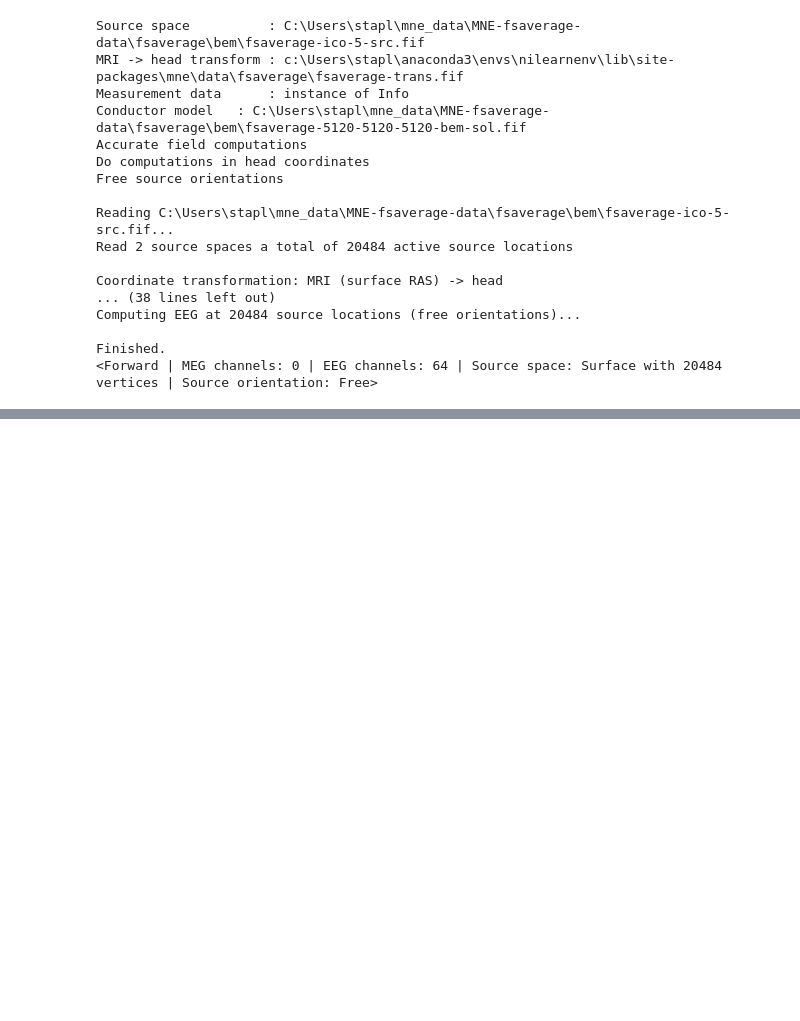
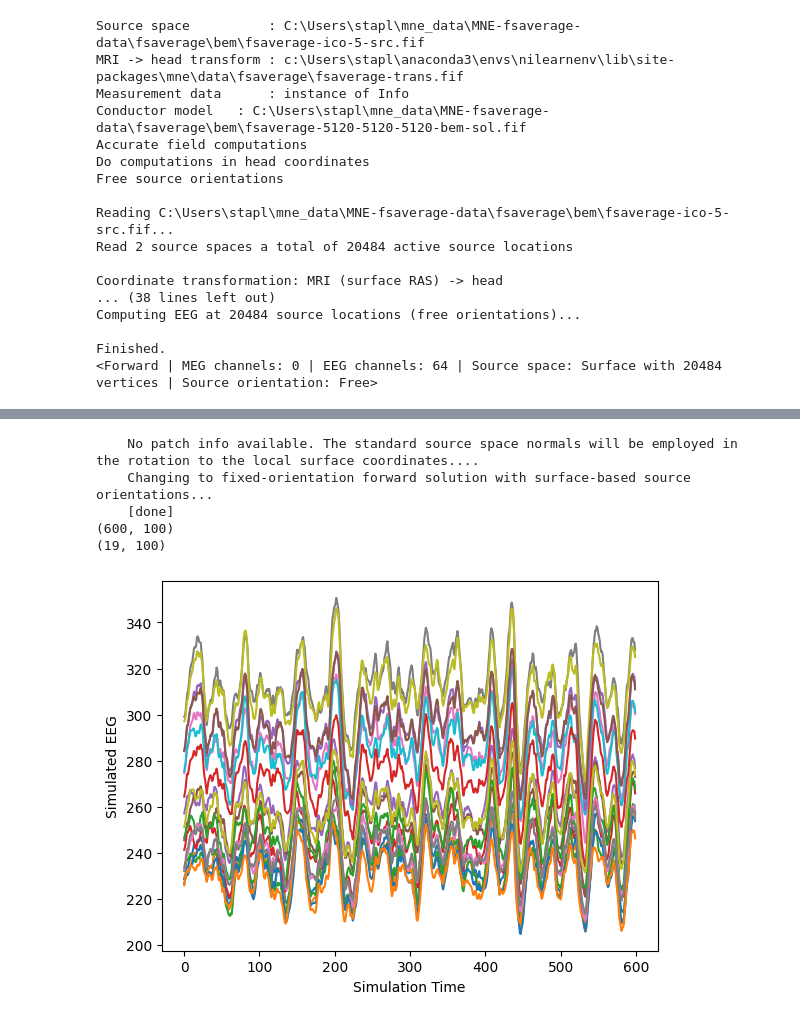
Before and after one commit to emias12/FinalYearProject, a Jupyter notebook: leadfield_generic.ipynb, the cells around one changed output, grey strips where cells are left out. Cells and saved outputs as stored; diff of their text form; code cells hidden in the pictures; blank space fills up the shorter version.

```diff
--- a/leadfield_generic.ipynb
+++ b/leadfield_generic.ipynb
@@ -84,0 +201,11 @@ Finished.
+# %%
+# Create the forward sol_eegution ##################
+fwd = mne.make_forward_sol_eegution(
+    info=new_info,
+    trans=trans,
+    src=source_space,
+    bem=bem,
+    eeg=True,
+    n_jobs=None,
+    verbose=True,
+)
@@ -84,0 +231,43 @@ Finished.
+# %%
+fwd_fixed = mne.convert_forward_sol_eegution(fwd, force_fixed=True)
+
+# data contains The forward sol_eegution data.
+# The shape will be (n_channels, nsource) for a fixed-orientation forward and (n_channels, nsource * 3) for a free-orientation forward.
+# SO must first convert to fixed orientation
+
+leadfield_fixed = fwd_fixed["sol_eeg"]["data"]
+
+leadfield_normalised = (leadfield_fixed - np.min(leadfield_fixed)) / (np.max(leadfield_fixed) - np.min(leadfield_fixed))
+
+print(V_T_sim.shape) # (150015, 100)
+print(leadfield_normalised.shape) # (19, 100)
+
+# print(fwd['sol_eeg']['row_names'])
+# ['Fp2', 'F8', 'T4', 'T6', 'O2', 'Fp1', 'F7', 'T3', 'T5', 'O1', 'F4', 'C4', 'P4', 'F3', 'C3', 'P3', 'Fz', 'Cz', 'Pz']
+
+# Pick 4 of the shaefer sources  - then look at where the 19 EEG channels
+# Min x, max x, min y, max y
+# negative x means left, negative y means back
+
+# 600x100 * 100x19 = 600x19
+simulated_eeg = np.dot(V_T_sim, leadfield_normalised.T)
+
+for node in range(19):
+    plt.plot(simulated_eeg[:, node], label=f'Node {node+1}')
+
+plt.xlabel('Simulation Time')
+plt.ylabel('Simulated EEG')
+
+# Add legend to the right of the plot
+# plt.legend(loc='center left', bbox_to_anchor=(1, 0.5))
+
+plt.show()
+
+# Z score on each channel
+# %% [output]
+    No patch info available. The standard source space normals will be employed in the rotation to the local surface coordinates....
+    Changing to fixed-orientation forward solution with surface-based source orientations...
+    [done]
+(600, 100)
+(19, 100)
+[figure, added]
```
Also changed, not shown: parts of 6 cells of this notebook, 1 other file.
